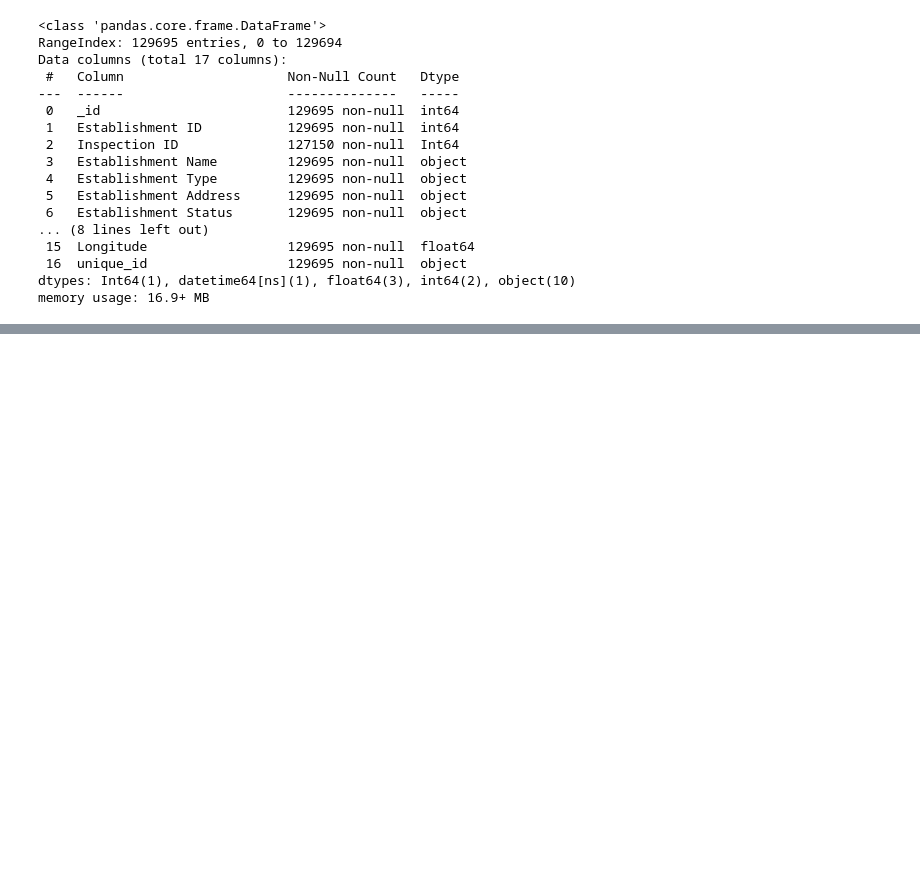
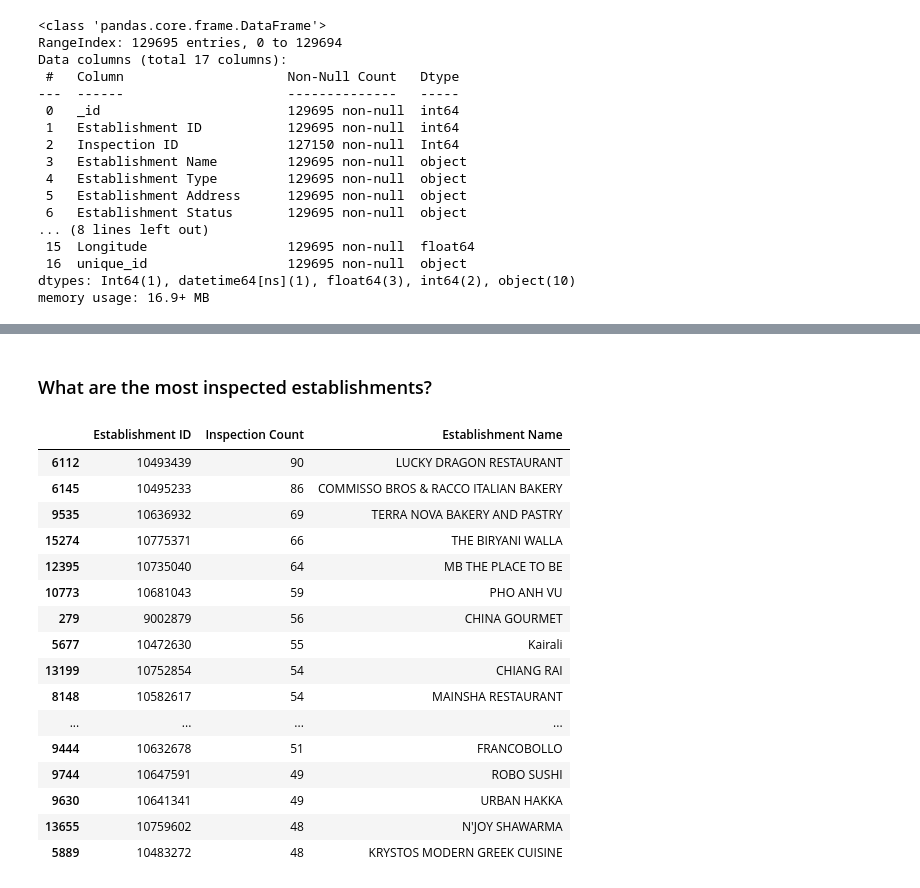
Before and after one commit to notexploiting/dinesafe-toronto, a Jupyter notebook: notebooks/01_eda.ipynb, the cells around one changed output, grey strips where cells are left out. Cells and saved outputs as stored; diff of their text form; code cells hidden in the pictures; blank space fills up the shorter version.

```diff
--- a/notebooks/01_eda.ipynb
+++ b/notebooks/01_eda.ipynb
@@ -189,0 +326,26 @@ memory usage: 16.9+ MB
+# %% [markdown]
+### What are the most inspected establishments?
+# %%
+inspection_counts = df.groupby("Establishment ID").size().reset_index(name="Inspection Count")
+establishment_names = df.groupby("Establishment ID")["Establishment Name"].first().reset_index() # Assuming name doesn't vary
+inspection_summary = pd.merge(inspection_counts, establishment_names, on="Establishment ID").sort_values("Inspection Count", ascending=False)
+
+inspection_summary.head(20)
+# %% [output]
+|  | Establishment ID | Inspection Count | Establishment Name |
+| 6112 | 10493439 | 90 | LUCKY DRAGON RESTAURANT |
+| 6145 | 10495233 | 86 | COMMISSO BROS & RACCO ITALIAN BAKERY |
+| 9535 | 10636932 | 69 | TERRA NOVA BAKERY AND PASTRY |
+| 15274 | 10775371 | 66 | THE BIRYANI WALLA |
+| 12395 | 10735040 | 64 | MB THE PLACE TO BE |
+| 10773 | 10681043 | 59 | PHO ANH VU |
+| 279 | 9002879 | 56 | CHINA GOURMET |
+| 5677 | 10472630 | 55 | Kairali |
+| 13199 | 10752854 | 54 | CHIANG RAI |
+| 8148 | 10582617 | 54 | MAINSHA RESTAURANT |
+| ... | ... | ... | ... |
+| 9444 | 10632678 | 51 | FRANCOBOLLO |
+| 9744 | 10647591 | 49 | ROBO SUSHI |
+| 9630 | 10641341 | 49 | URBAN HAKKA |
+| 13655 | 10759602 | 48 | N'JOY SHAWARMA |
+| 5889 | 10483272 | 48 | KRYSTOS MODERN GREEK CUISINE |
```
Also changed, not shown: parts of 14 cells of this notebook.
